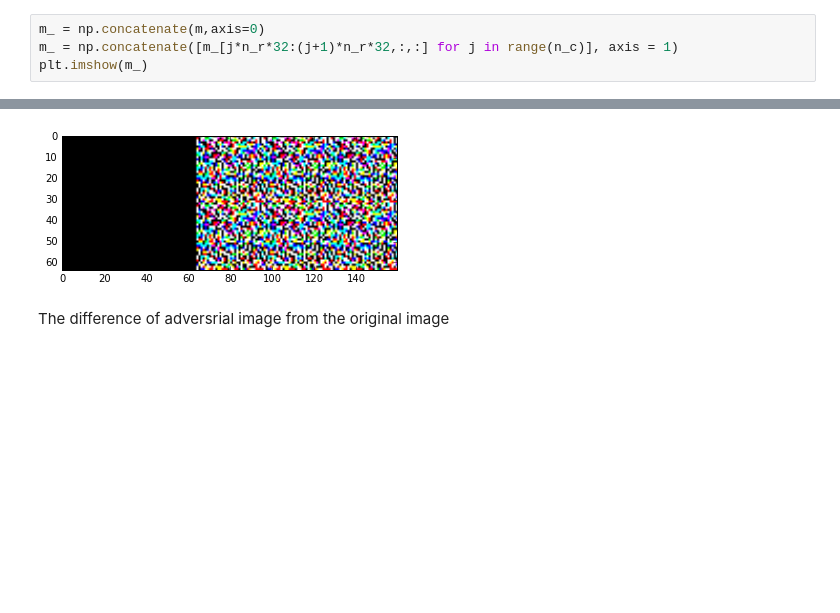
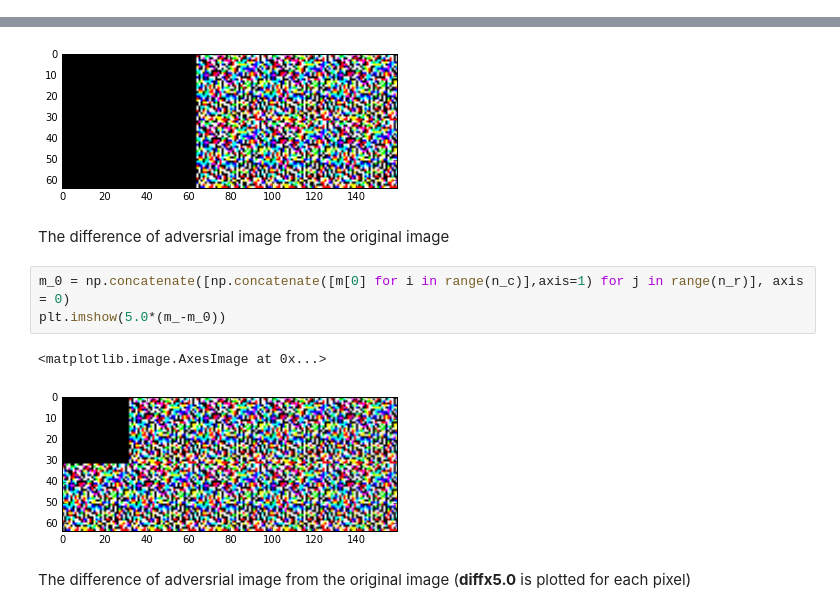
Before and after one commit to ambrishrawat/advflow, a Jupyter notebook: plots.ipynb, the cells around one changed output, grey strips where cells are left out. Cells and saved outputs as stored; diff of their text form; blank space fills up the shorter version.

Commit message:
added plots

```diff
--- a/plots.ipynb
+++ b/plots.ipynb
@@ -81,7 +81,3 @@ m_ = np.concatenate(m,axis=0)
 m_0 = np.concatenate([np.concatenate([m[0] for i in range(n_c)],axis=1) for j in range(n_r)], axis = 0)
 # %% [markdown]
 ### NOTE: Epsilon varies columnwise
-# %%
-m_ = np.concatenate(m,axis=0)
-m_ = np.concatenate([m_[j*n_r*32:(j+1)*n_r*32,:,:] for j in range(n_c)], axis = 1)
-plt.imshow(m_)
@@ -98,3 +95,11 @@ plt.imshow(1.0*(m_-m_0))
 [figure]
 # %% [markdown]
 The difference of adversrial image from the original image
+# %%
+m_0 = np.concatenate([np.concatenate([m[0] for i in range(n_c)],axis=1) for j in range(n_r)], axis = 0)
+plt.imshow(5.0*(m_-m_0))
+# %% [output]
+<matplotlib.image.AxesImage at 0x...>
+[figure, added]
+# %% [markdown]
+The difference of adversrial image from the original image (**diffx5.0** is plotted for each pixel)
```
Also changed, not shown: parts of 2 cells of this notebook.
